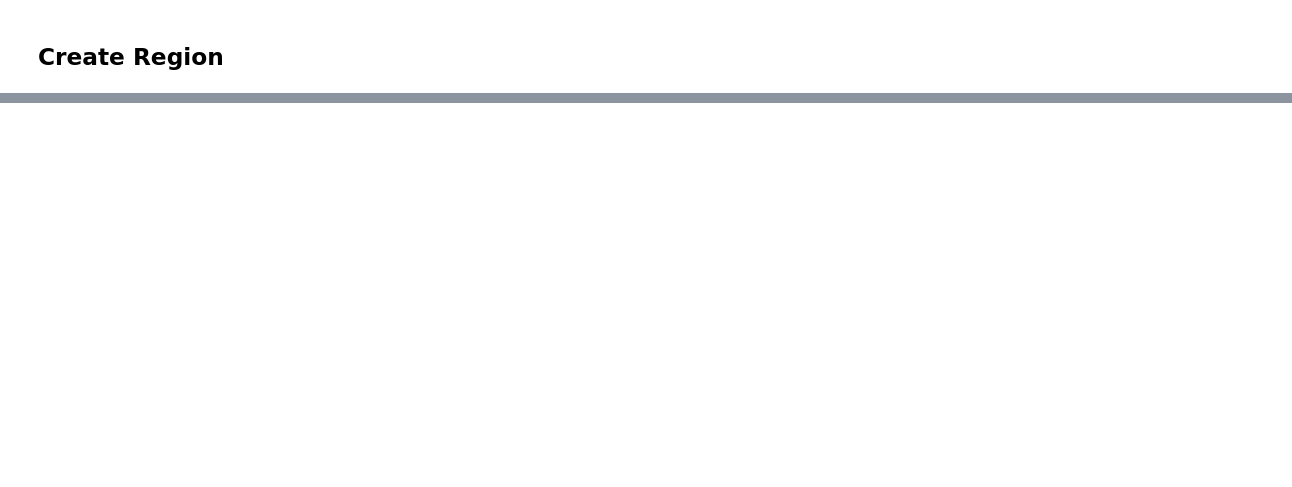
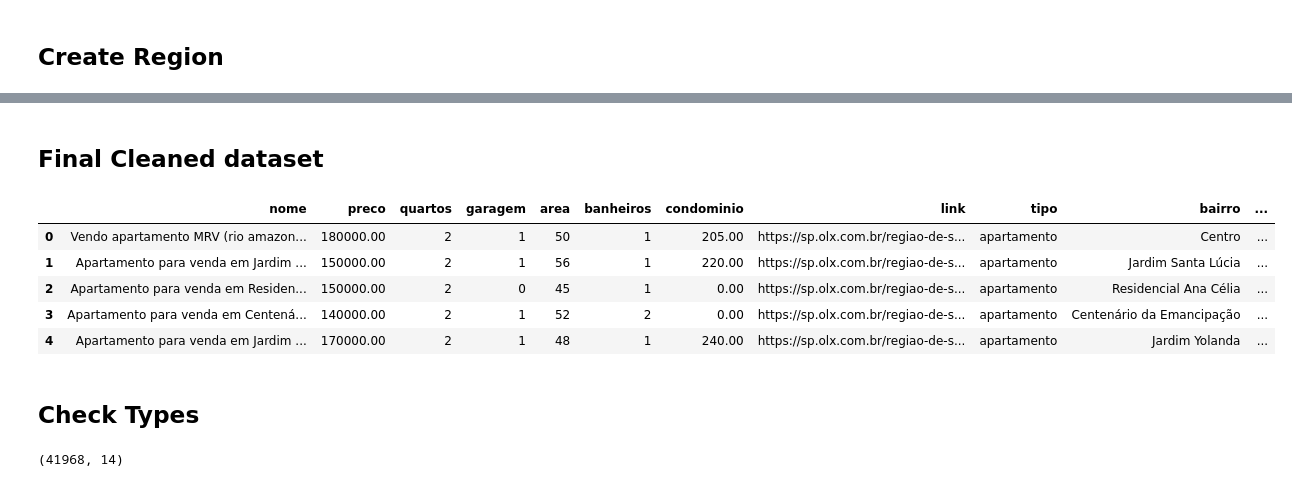
Before and after one commit to EDJR94/rp_housing, a Jupyter notebook: notebooks/rp_housing_v0.ipynb, the cells around one changed output, grey strips where cells are left out. Cells and saved outputs as stored; diff of their text form; code cells hidden in the pictures; blank space fills up the shorter version.

```diff
--- a/notebooks/rp_housing_v0.ipynb
+++ b/notebooks/rp_housing_v0.ipynb
@@ -601,0 +527,2 @@ m_after.save("map_after.html")
+# %% [markdown]
+## Final Cleaned dataset
@@ -601,0 +533,15 @@ m_after.save("map_after.html")
+# %%
+df_region.head()
+# %% [output]
+|  | nome | preco | quartos | garagem | area | banheiros | condominio | link | tipo | bairro | ... |
+| 0 | Vendo apartamento MRV (rio amazon... | 180000.00 | 2 | 1 | 50 | 1 | 205.00 | https://sp.olx.com.br/regiao-de-s... | apartamento | Centro | ... |
+| 1 | Apartamento para venda em Jardim ... | 150000.00 | 2 | 1 | 56 | 1 | 220.00 | https://sp.olx.com.br/regiao-de-s... | apartamento | Jardim Santa Lúcia | ... |
+| 2 | Apartamento para venda em Residen... | 150000.00 | 2 | 0 | 45 | 1 | 0.00 | https://sp.olx.com.br/regiao-de-s... | apartamento | Residencial Ana Célia | ... |
+| 3 | Apartamento para venda em Centená... | 140000.00 | 2 | 1 | 52 | 2 | 0.00 | https://sp.olx.com.br/regiao-de-s... | apartamento | Centenário da Emancipação | ... |
+| 4 | Apartamento para venda em Jardim ... | 170000.00 | 2 | 1 | 48 | 1 | 240.00 | https://sp.olx.com.br/regiao-de-s... | apartamento | Jardim Yolanda | ... |
+# %% [markdown]
+## Check Types
+# %%
+df_region.shape
+# %% [output]
+(41968, 14)
```
Also changed, not shown: parts of 24 cells of this notebook, 15 other files.
